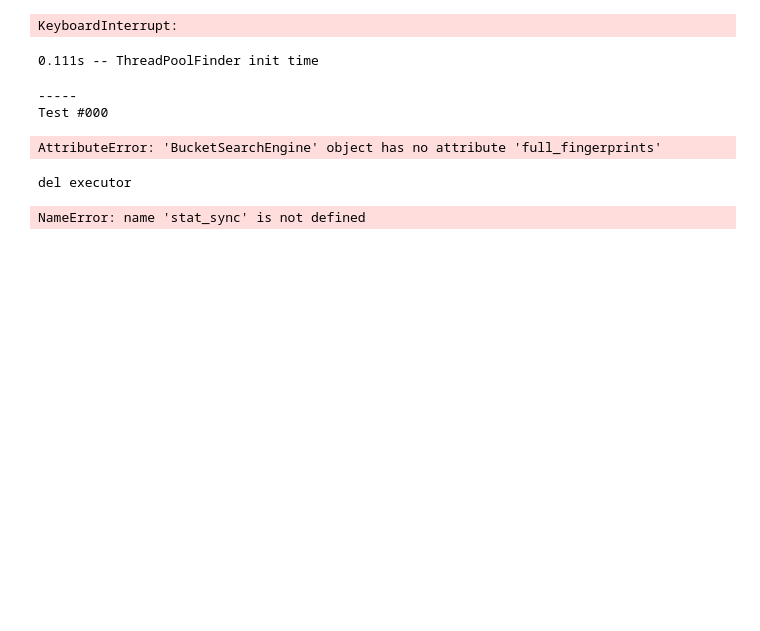
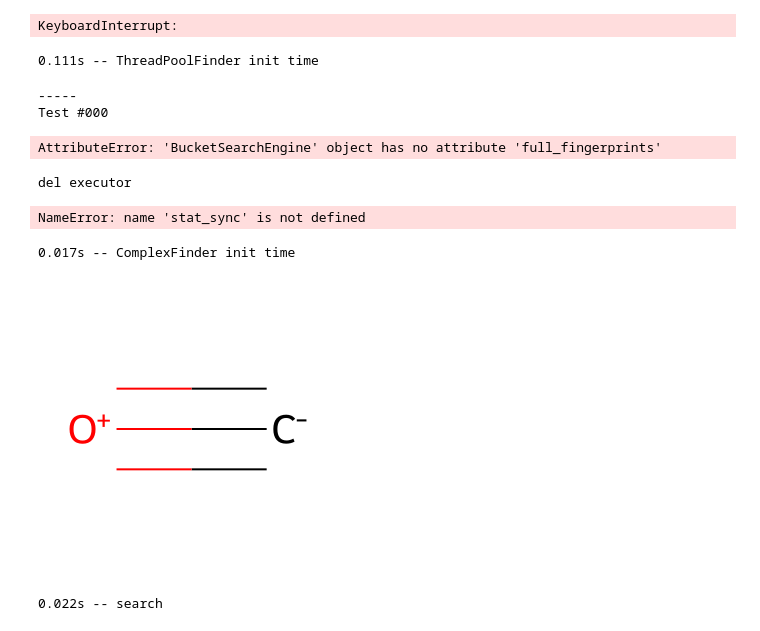
Before and after one commit to quantori/qtr-fingerprint, a Jupyter notebook: notebooks/build_and_run_substructure_finder.ipynb, the cells around one changed output. Saved outputs shown, nothing was run; the diff lists cells and outputs as text; code cells hidden in the pictures; blank space fills up the shorter version.

```diff
--- a/notebooks/build_and_run_substructure_finder.ipynb
+++ b/notebooks/build_and_run_substructure_finder.ipynb
@@ -164,11 +161,19 @@ stat.as_plot()
 # %%
 stat.as_plot()
+# %%
+mcc100_2kk = ComplexFinder(Path('/home/Vsevolod.Vaskin/qtr-fingerprint/data/data_bases/2kk_100c_mcc'))
+# %% [output]
+0.017s -- ComplexFinder init time
 # %%
 from fp_utils.draw import MoleculeDrawer
 # %%
-query = queries[0]
+query = '[C-]#[O+]'
 MoleculeDrawer.draw_one(query)
+# %% [output]
+[figure, added]
 # %%
-answers = search(query, mcc100_17kk_heur2000_async, ans_count=10)
+answers = search(query, mcc100_2kk, ans_count=10)
+# %% [output]
+0.022s -- search
 # %%
 len(answers)
```
Also changed, not shown: parts of 15 cells of this notebook, 8 other files.
